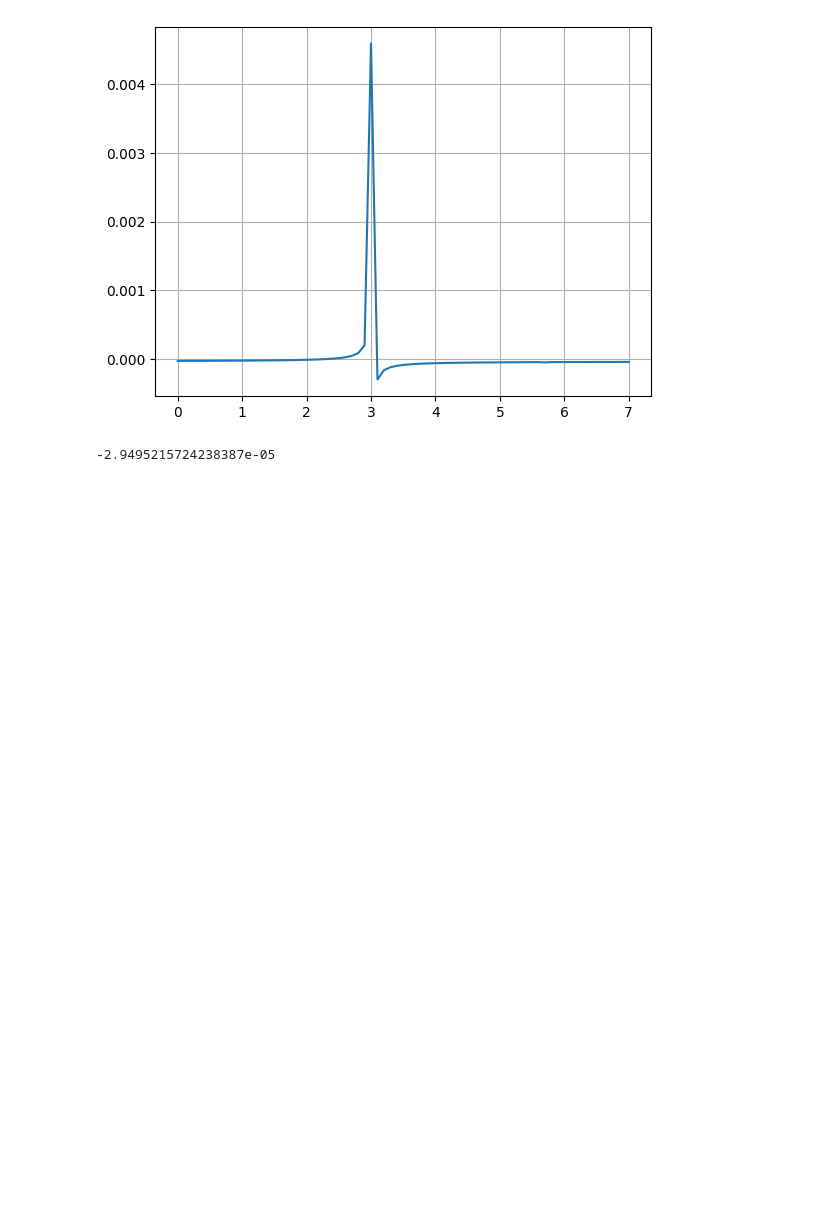
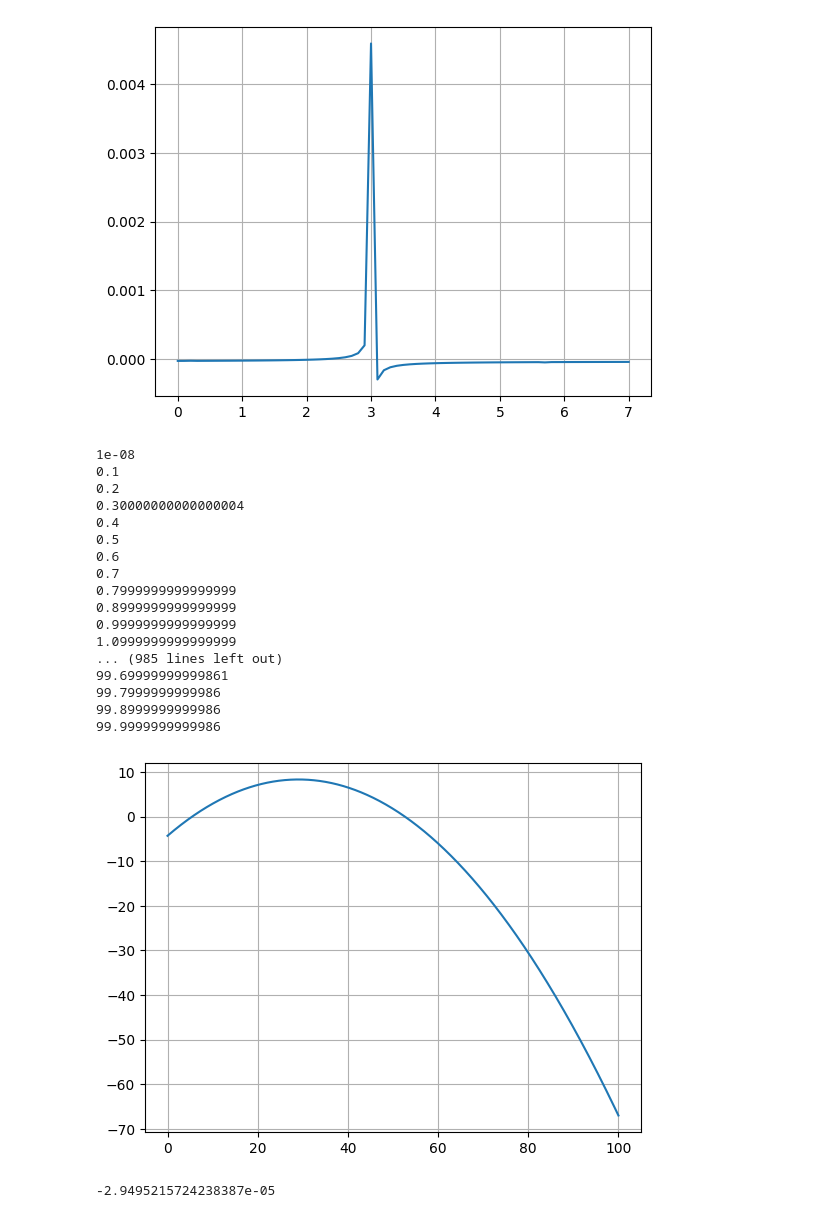
Before and after one commit to karcio424/GeneticProgramming, a Jupyter notebook: conversionToExcel.ipynb, the cells around one changed output. Saved outputs shown, nothing was run; the diff lists cells and outputs as text; code cells hidden in the pictures; blank space fills up the shorter version.

```diff
--- a/conversionToExcel.ipynb
+++ b/conversionToExcel.ipynb
@@ -169,7 +168,7 @@ def znajdz_pliki_done(folder, pattern):
 
     return pliki_done
 # %%
-folder_glowny = ""    #tutaj na razie daj swoja sciezke, wykminie jak to zmienic
+folder_glowny = os.getcwd() #sciezka do twojego folderu
 # pliki_done = znajdz_pliki_done(folder_glowny, "done zad1 fun1")
 pliki_done = znajdz_pliki_done(folder_glowny, "done zad1 fun2")
 
@@ -185,31 +184,49 @@ for plik in pliki_done:
 -2.3999999999999995
 -2.2999999999999994
 -2.1999999999999993
 -2.099999999999999
 -1.9999999999999991
 -1.899999999999999
 ... (44 lines left out)
 2.6000000000000028
 2.700000000000003
 2.800000000000003
 2.900000000000003
 [figure]
 1e-08
 0.1
 0.2
 0.30000000000000004
 0.4
 0.5
 0.6
 0.7
 0.7999999999999999
 0.8999999999999999
 0.9999999999999999
 1.0999999999999999
 ... (55 lines left out)
 6.699999999999992
 6.799999999999992
 6.8999999999999915
 6.999999999999991
 [figure]
+1e-08
+0.1
+0.2
+0.30000000000000004
+0.4
+0.5
+0.6
+0.7
+0.7999999999999999
+0.8999999999999999
+0.9999999999999999
+1.0999999999999999
+... (985 lines left out)
+99.69999999999861
+99.7999999999986
+99.8999999999986
+99.9999999999986
+[figure, added]
 # %%
```
Also changed, not shown: parts of 1 cell of this notebook, 3 other files.
